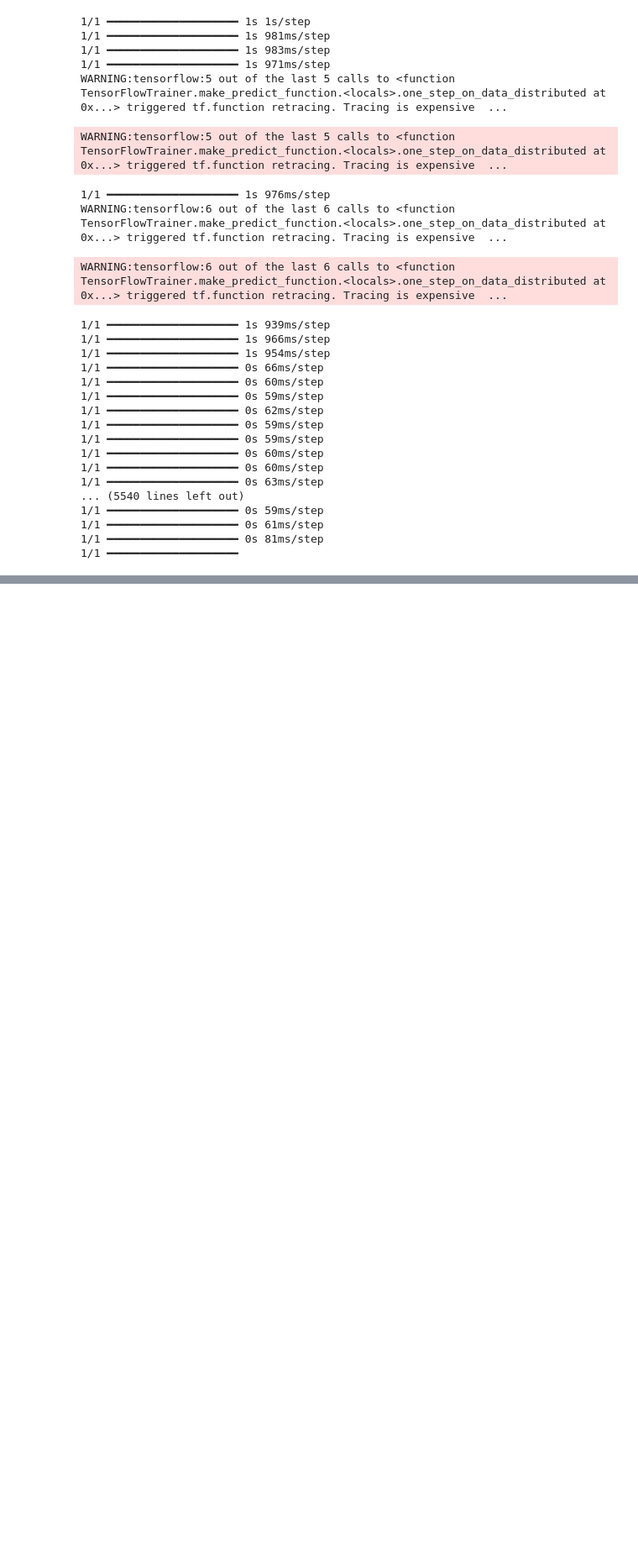
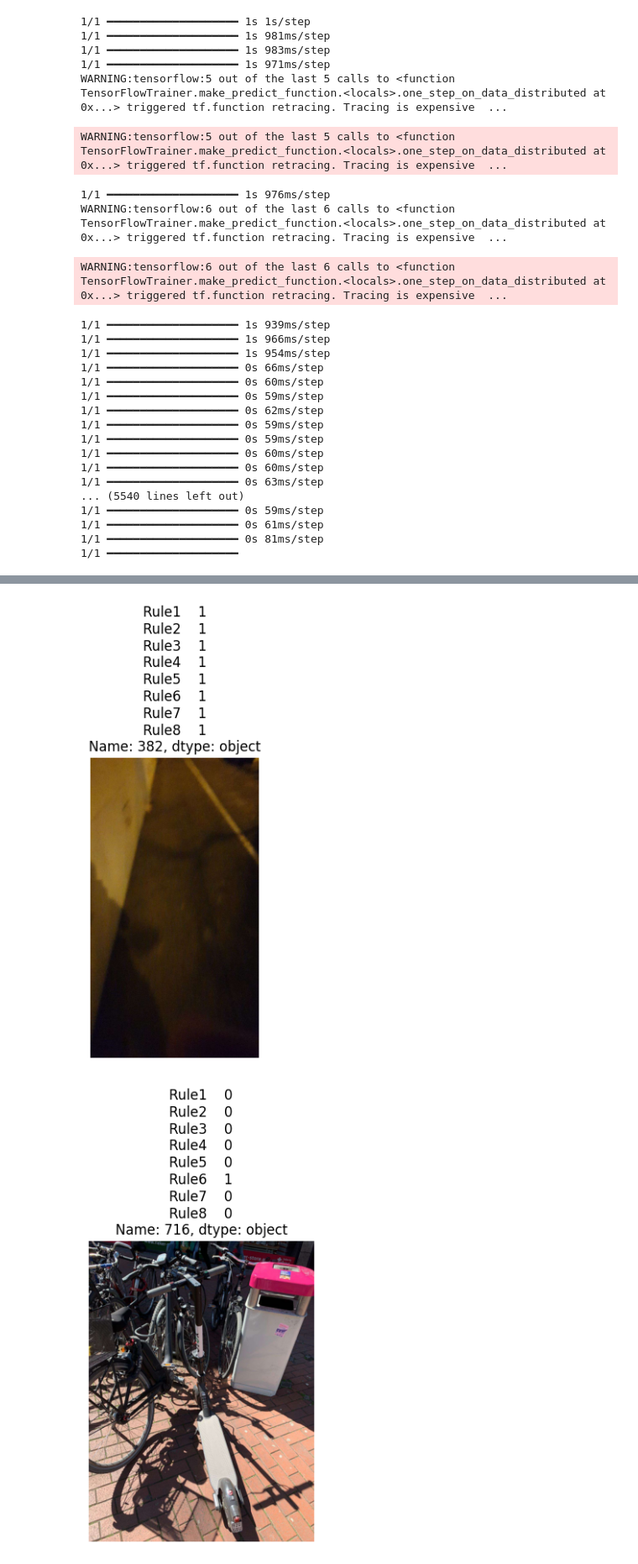
Before and after one commit to B0llerwagen/Data-Science-Case-Studies-SoSe24, a Jupyter notebook: all_models_combine/test_img_all.ipynb, the cells around one changed output, grey strips where cells are left out. Shown at 84% size. Cells and saved outputs as stored; diff of their text form; code cells hidden in the pictures; blank space fills up the shorter version.

Commit message:
added examples to validate predictions and finalized readme

```diff
--- a/all_models_combine/test_img_all.ipynb
+++ b/all_models_combine/test_img_all.ipynb
@@ -120,3 +120,27 @@ predictions_df.describe()
 | max | 1.000000 | 1.000000 | 1.000000 | 1.000000 | 1.000000 | 1.000000 | 1.000000 | 1.000000 |
 # %%
 predictions_df.to_csv('./predicted_labels_all.csv', sep=';', index=False)
+# %%
+#If you don´t want to create new predictions
+import pandas as pd
+predictions_df = pd.read_csv('./predicted_labels_all.csv', sep=';',index_col=False)
+# %%
+#show some random predictions with images
+import cv2
+import random
+import matplotlib.pyplot as plt
+folder_path = '../Yoio_Park_Proof/'
+
+for i in range(5):
+    random_index = random.randint(0, len(predictions_df))
+    img_name = predictions_df['Image_name'][random_index]
+    img = cv2.imread(folder_path+img_name)
+    img = cv2.cvtColor(img, cv2.COLOR_BGR2RGB)
+    plt.title(predictions_df.iloc[random_index][1:])
+    plt.axis('off')
+    plt.imshow(img)
+    plt.show()
+    print('\n')
+# %% [output]
+[figure, added]
+[figure, added]
```
Also changed, not shown: parts of 1 cell of this notebook, 3 other files.
